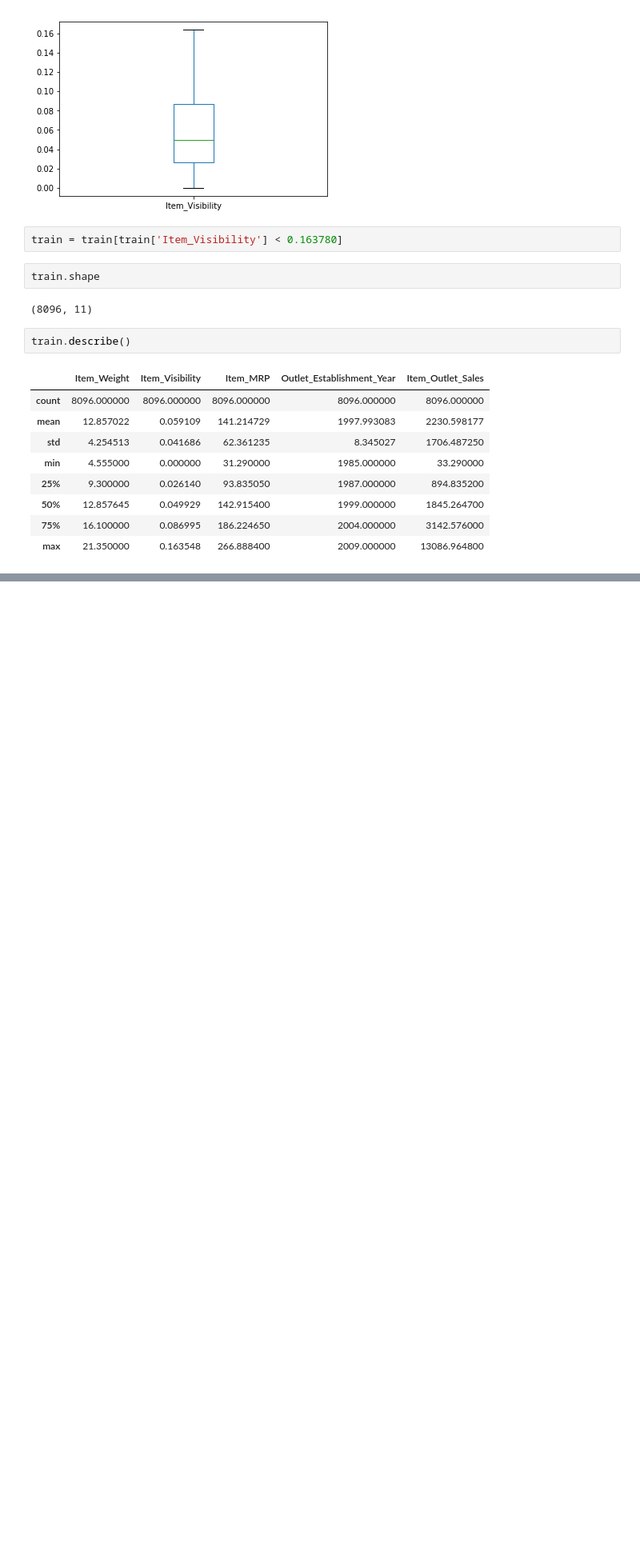
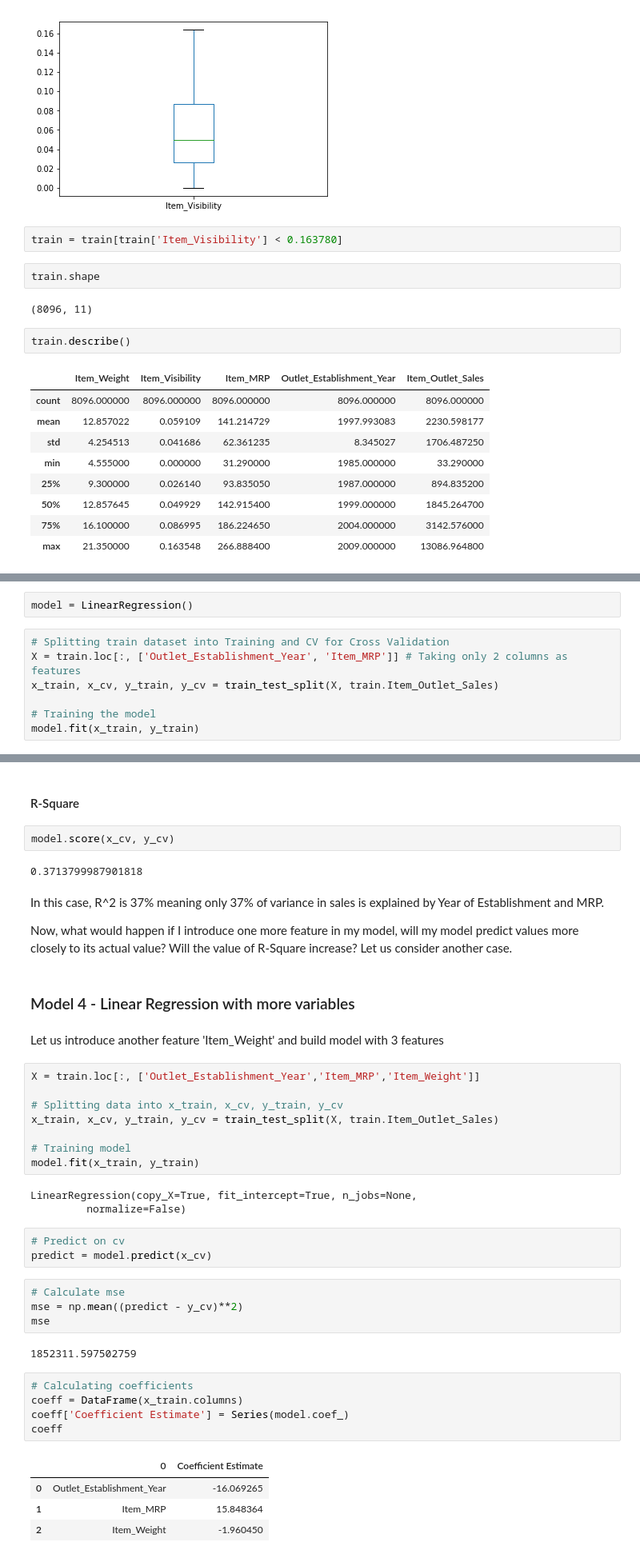
Before and after one commit to agarwal-peeush/Learning, a Jupyter notebook: ML/BigMartSalesProblem/BigMartSales_Solution.ipynb, the cells around one changed output, grey strips where cells are left out. Shown: that part at 80% size. Cells and saved outputs as stored; diff of their text form; blank space fills up the shorter version.

Commit message:
BigMartSales JupyterNotebook updated for LinearRegression

```diff
--- a/ML/BigMartSalesProblem/BigMartSales_Solution.ipynb
+++ b/ML/BigMartSalesProblem/BigMartSales_Solution.ipynb
@@ -490,0 +496,9 @@ train.describe()
+# %%
+model = LinearRegression()
+# %%
+# Splitting train dataset into Training and CV for Cross Validation
+X = train.loc[:, ['Outlet_Establishment_Year', 'Item_MRP']] # Taking only 2 columns as features
+x_train, x_cv, y_train, y_cv = train_test_split(X, train.Item_Outlet_Sales)
+
+# Training the model
+model.fit(x_train, y_train)
@@ -490,0 +532,44 @@ train.describe()
+# %% [markdown]
+#### R-Square
+# %%
+model.score(x_cv, y_cv)
+# %% [output]
+0.3713799987901818
+# %% [markdown]
+In this case, R^2 is 37% meaning only 37% of variance in sales is explained by Year of Establishment and MRP.
+
+Now, what would happen if I introduce one more feature in my model, will my model predict values more closely to its actual value? Will the value of R-Square increase? Let us consider another case.
+# %% [markdown]
+### Model 4 - Linear Regression with more variables
+# %% [markdown]
+Let us introduce another feature 'Item_Weight' and build model with 3 features
+# %%
+X = train.loc[:, ['Outlet_Establishment_Year','Item_MRP','Item_Weight']]
+
+# Splitting data into x_train, x_cv, y_train, y_cv
+x_train, x_cv, y_train, y_cv = train_test_split(X, train.Item_Outlet_Sales)
+
+# Training model
+model.fit(x_train, y_train)
+# %% [output]
+LinearRegression(copy_X=True, fit_intercept=True, n_jobs=None,
+         normalize=False)
+# %%
+# Predict on cv
+predict = model.predict(x_cv)
+# %%
+# Calculate mse
+mse = np.mean((predict - y_cv)**2)
+mse
+# %% [output]
+1852311.597502759
+# %%
+# Calculating coefficients
+coeff = DataFrame(x_train.columns)
+coeff['Coefficient Estimate'] = Series(model.coef_)
+coeff
+# %% [output]
+|  | 0 | Coefficient Estimate |
+| 0 | Outlet_Establishment_Year | -16.069265 |
+| 1 | Item_MRP | 15.848364 |
+| 2 | Item_Weight | -1.960450 |
```
Also changed, not shown: parts of 19 cells of this notebook.
